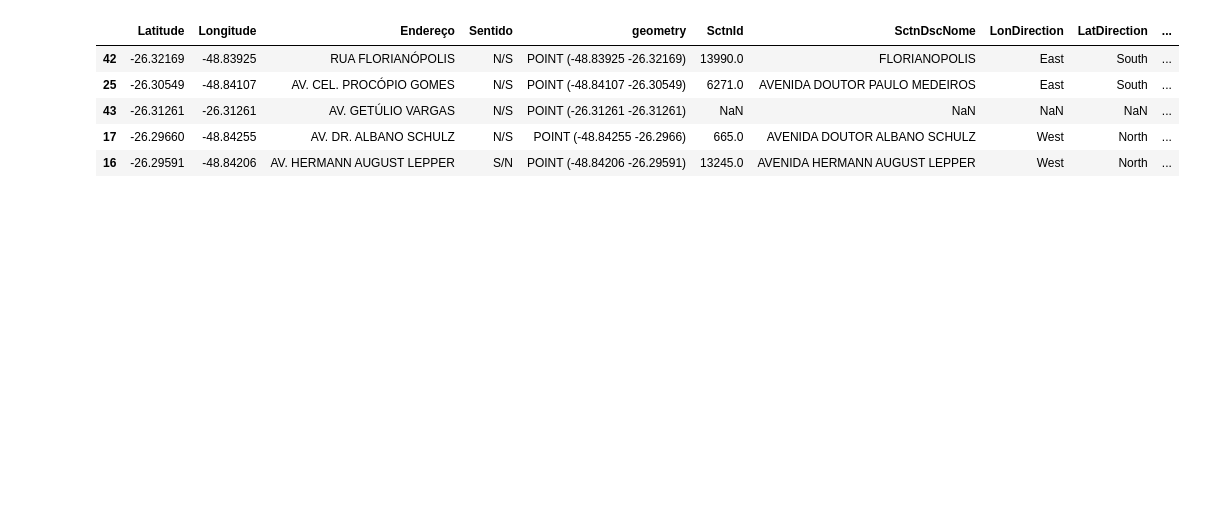
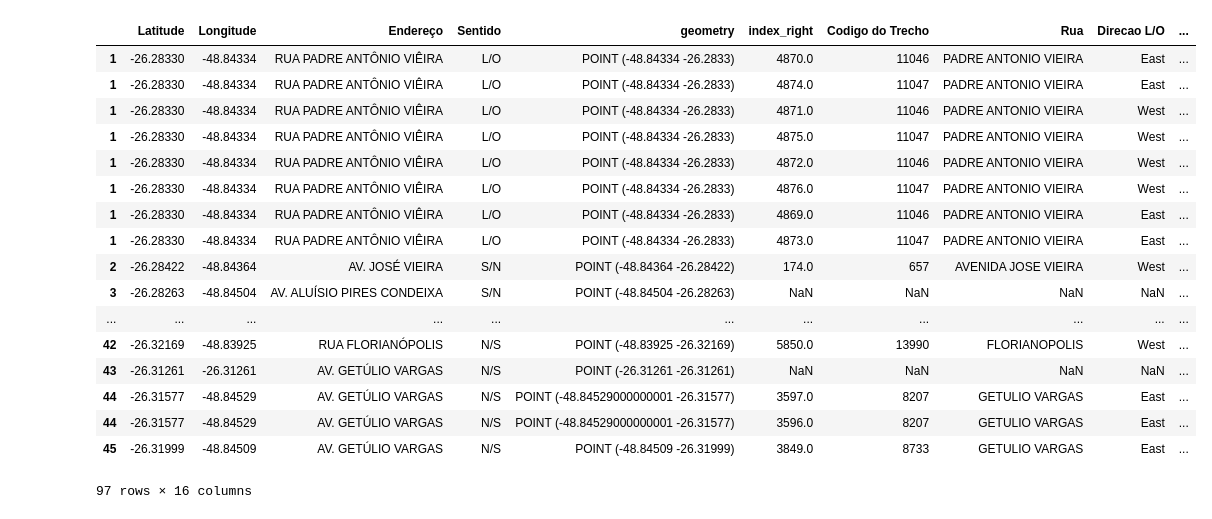
Before and after one commit to pmj-sepud/Joinville-Smart-Mobility, a Jupyter notebook: notebooks/reports/201801-GabrielBogo-Traffic_Probabilities.ipynb, the cells around one changed output. Drawn from its saved outputs; the diff is of its cells as text; code cells hidden in the pictures; blank space fills up the shorter version.

Commit message:
upgrade in traffic probability notebook, starting RankeamentoVias

```diff
--- a/notebooks/reports/201801-GabrielBogo-Traffic_Probabilities.ipynb
+++ b/notebooks/reports/201801-GabrielBogo-Traffic_Probabilities.ipynb
@@ -30,10 +30,11 @@ pd.options.display.max_columns = 30
 meta = connect_database()
 
 date_begin = datetime.date(day=1, month=10, year=2017)
-date_end = datetime.date(day=25, month=10, year=2017)
+date_end = datetime.date(day=21, month=10, year=2017)
 
 periods = [(7,9), (17,19)]
 
 df_jps = extract_jps(meta, date_begin, date_end, periods=periods, weekends=True, summary=False)
+print(df_jps.shape)
 df_jps.sample(5)
 # %% [output]
@@ -78,7 +82,8 @@ wazesignals_per_timeslot = df_jps.groupby(["hour", "minute_bin"]).agg({"MgrcDate
 wazesignals_per_timeslot.columns = ["".join(x) for x in wazesignals_per_timeslot.columns.ravel()]
 jps_per_timeslot = jps_per_timeslot.join(wazesignals_per_timeslot, how="outer")
 
-jps_per_timeslot["traffic_prob"] = jps_per_timeslot["JpsIdcount"]/jps_per_timeslot["MgrcDateStartnunique"]
+jps_per_timeslot["slot_traffic_prob"] = jps_per_timeslot["JpsIdcount"]/jps_per_timeslot["MgrcDateStartnunique"]
 
+print(jps_per_timeslot.shape)
 jps_per_timeslot.sample(5)
 # %% [output]
@@ -92,22 +135,26 @@ jps_per_timeslot.sample(5)
 # %%
 #Merge dataset with official street sections from the Municipality
 geo_sections = extract_geo_sections(meta, buffer=10)
-jps_per_timeslot.reset_index(inplace=True)
-geo_jps_per_timeslot = geo_sections.merge(jps_per_timeslot, how="inner", on="SctnId")
-geo_jps_per_timeslot.set_index(["SctnId", "SctnDscNome", "LonDirection","LatDirection", "hour", "minute_bin"], inplace=True)
+traffic_indicators.reset_index(inplace=True)
+geo_traffic_indicators = geo_sections.merge(traffic_indicators, how="inner", on="SctnId")
 
-columns = {"MgrcDateStartnunique": "Total de sinais do Waze",
-         "JpsIdcount": "Engarrafamentos registrados",
-         "traffic_prob":"traffic_prob",
-         "JamSpdKmPerHourmean": "Velocidade Média (km/h)",
-         "JamQtdLengthMetersmean": "Fila média (m)",
-         "JamTimeDelayInSecondsmean": "Atraso médio (s)",
-         "JamIndLevelOfTrafficmean": "Nível médio de congestionamento (0 a 5)",
+columns = {"SctnId": "Codigo do Trecho",
+         "SctnDscNome": "Rua",
+         "LonDirection": "Direcao L/O",
+         "LatDirection": "Direcao N/S",
          "periodmax": "period",
-        }
-geo_jps_per_timeslot.rename(columns=columns, inplace=True)
+         "traffic_prob":"Probabilidade de Transito",
+         "JamSpdKmPerHourmean": "Velocidade Media (km/h)",
+         "JamQtdLengthMetersmean": "Fila media (m)",
+         "JamTimeDelayInSecondsmean": "Atraso medio (s)",
+         "JamIndLevelOfTrafficmean": "Nivel medio de congestionamento (0 a 5)",
+         }
+geo_traffic_indicators.rename(columns=columns, inplace=True)
 col_list = [col for col in columns.values()]
 col_list.append("section_LineString")
-geo_jps_per_timeslot = geo_jps_per_timeslot[col_list]
-geo_jps_per_timeslot.sample(5)
+geo_traffic_indicators = geo_traffic_indicators[col_list]
+
+print(geo_traffic_indicators.shape)
+geo_traffic_indicators.sort_values(["Probabilidade de Transito", "Atraso medio (s)"], ascending=False, inplace=True)
+geo_traffic_indicators.head(10)
 # %% [output]
@@ -121,19 +176,31 @@ geo_jps_per_timeslot.sample(5)
 # %%
 #Show probability and criticity indicators only for sections of interest
 if 'sections_interest' not in globals():
     sections_interest = pd.read_csv(project_dir + "/data/external/vias_estudo.csv", index_col=0, decimal=',')
 
 sections_interest.columns = sections_interest.columns.str.strip()
 sections_interest["geometry"] = sections_interest.apply(
                                     lambda row: Point(row["Longitude"], row["Latitude"]), axis=1)
-crs = geo_jps_per_timeslot.crs
+crs = geo_traffic_indicators.crs
 geo_sections_interest = gpd.GeoDataFrame(sections_interest, crs=crs, geometry="geometry")
-prob_matrix = gpd.sjoin(geo_sections_interest, geo_jps_per_timeslot, how="left", op="within")
-prob_matrix.sample(5)
+prob_matrix = gpd.sjoin(geo_sections_interest, geo_traffic_indicators, how="left", op="within")
+prob_matrix
 # %% [output]
-|  | Latitude | Longitude | Endereço | Sentido | geometry | SctnId | SctnDscNome | LonDirection | LatDirection | ... |
-| 42 | -26.32169 | -48.83925 | RUA FLORIANÓPOLIS | N/S | POINT (-48.83925 -26.32169) | 13990.0 | FLORIANOPOLIS | East | South | ... |
-| 25 | -26.30549 | -48.84107 | AV. CEL. PROCÓPIO GOMES | N/S | POINT (-48.84107 -26.30549) | 6271.0 | AVENIDA DOUTOR PAULO MEDEIROS | East | South | ... |
+|  | Latitude | Longitude | Endereço | Sentido | geometry | index_right | Codigo do Trecho | Rua | Direcao L/O | ... |
+| 1 | -26.28330 | -48.84334 | RUA PADRE ANTÔNIO VIÊIRA | L/O | POINT (-48.84334 -26.2833) | 4870.0 | 11046 | PADRE ANTONIO VIEIRA | East | ... |
+| 1 | -26.28330 | -48.84334 | RUA PADRE ANTÔNIO VIÊIRA | L/O | POINT (-48.84334 -26.2833) | 4874.0 | 11047 | PADRE ANTONIO VIEIRA | East | ... |
+| 1 | -26.28330 | -48.84334 | RUA PADRE ANTÔNIO VIÊIRA | L/O | POINT (-48.84334 -26.2833) | 4871.0 | 11046 | PADRE ANTONIO VIEIRA | West | ... |
+| 1 | -26.28330 | -48.84334 | RUA PADRE ANTÔNIO VIÊIRA | L/O | POINT (-48.84334 -26.2833) | 4875.0 | 11047 | PADRE ANTONIO VIEIRA | West | ... |
+| 1 | -26.28330 | -48.84334 | RUA PADRE ANTÔNIO VIÊIRA | L/O | POINT (-48.84334 -26.2833) | 4872.0 | 11046 | PADRE ANTONIO VIEIRA | West | ... |
+| 1 | -26.28330 | -48.84334 | RUA PADRE ANTÔNIO VIÊIRA | L/O | POINT (-48.84334 -26.2833) | 4876.0 | 11047 | PADRE ANTONIO VIEIRA | West | ... |
+| 1 | -26.28330 | -48.84334 | RUA PADRE ANTÔNIO VIÊIRA | L/O | POINT (-48.84334 -26.2833) | 4869.0 | 11046 | PADRE ANTONIO VIEIRA | East | ... |
+| 1 | -26.28330 | -48.84334 | RUA PADRE ANTÔNIO VIÊIRA | L/O | POINT (-48.84334 -26.2833) | 4873.0 | 11047 | PADRE ANTONIO VIEIRA | East | ... |
+| 2 | -26.28422 | -48.84364 | AV. JOSÉ VIEIRA | S/N | POINT (-48.84364 -26.28422) | 174.0 | 657 | AVENIDA JOSE VIEIRA | West | ... |
+| 3 | -26.28263 | -48.84504 | AV. ALUÍSIO PIRES CONDEIXA | S/N | POINT (-48.84504 -26.28263) | NaN | NaN | NaN | NaN | ... |
+| ... | ... | ... | ... | ... | ... | ... | ... | ... | ... | ... |
+| 42 | -26.32169 | -48.83925 | RUA FLORIANÓPOLIS | N/S | POINT (-48.83925 -26.32169) | 5850.0 | 13990 | FLORIANOPOLIS | West | ... |
 | 43 | -26.31261 | -26.31261 | AV. GETÚLIO VARGAS | N/S | POINT (-26.31261 -26.31261) | NaN | NaN | NaN | NaN | ... |
-| 17 | -26.29660 | -48.84255 | AV. DR. ALBANO SCHULZ | N/S | POINT (-48.84255 -26.2966) | 665.0 | AVENIDA DOUTOR ALBANO SCHULZ | West | North | ... |
-| 16 | -26.29591 | -48.84206 | AV. HERMANN AUGUST LEPPER | S/N | POINT (-48.84206 -26.29591) | 13245.0 | AVENIDA HERMANN AUGUST LEPPER | West | North | ... |
+| 44 | -26.31577 | -48.84529 | AV. GETÚLIO VARGAS | N/S | POINT (-48.84529000000001 -26.31577) | 3597.0 | 8207 | GETULIO VARGAS | East | ... |
+| 44 | -26.31577 | -48.84529 | AV. GETÚLIO VARGAS | N/S | POINT (-48.84529000000001 -26.31577) | 3596.0 | 8207 | GETULIO VARGAS | East | ... |
+| 45 | -26.31999 | -48.84509 | AV. GETÚLIO VARGAS | N/S | POINT (-48.84509 -26.31999) | 3849.0 | 8733 | GETULIO VARGAS | East | ... |
+97 rows × 16 columns
```
Also changed, not shown: parts of 10 cells of this notebook, 2 other files.
